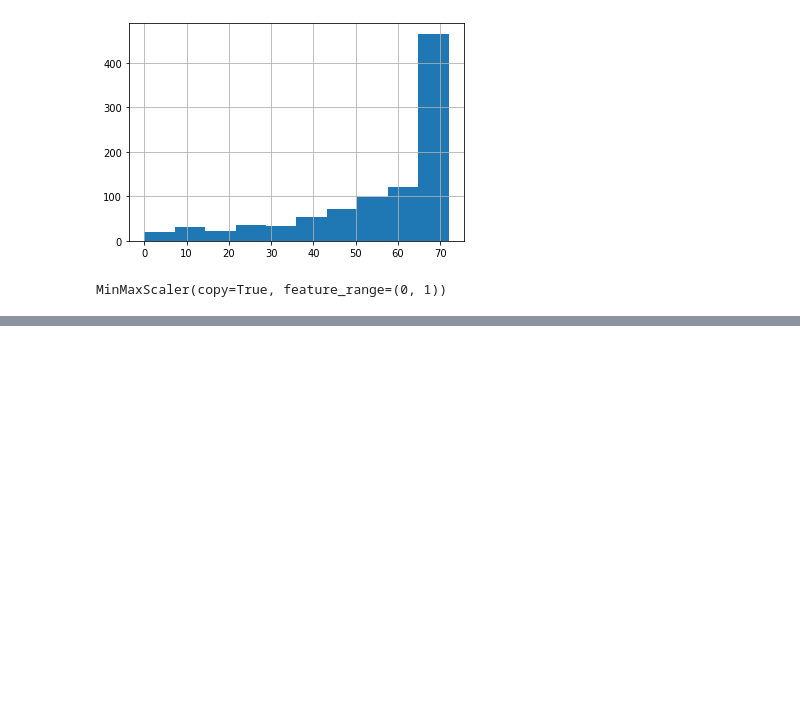
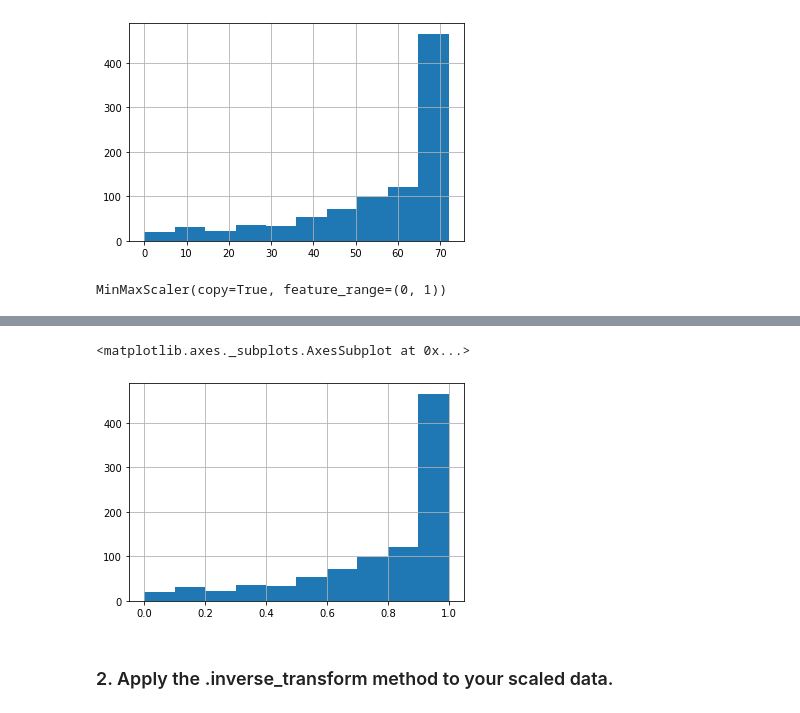
Before and after one commit to QuantumKane/regression-exercises, a Jupyter notebook: scaling.ipynb, the cells around one changed output, grey strips where cells are left out. Drawn from its saved outputs; the diff is of its cells as text; code cells hidden in the pictures; blank space fills up the shorter version.

```diff
--- a/scaling.ipynb
+++ b/scaling.ipynb
@@ -132,0 +123,7 @@ plt.show()
+# %%
+train_scaled.tenure.hist()
+# %% [output]
+<matplotlib.axes._subplots.AxesSubplot at 0x...>
+[figure, added]
+# %% [markdown]
+### 2. Apply the .inverse_transform method to your scaled data.
```
Also changed, not shown: parts of 19 cells of this notebook.
